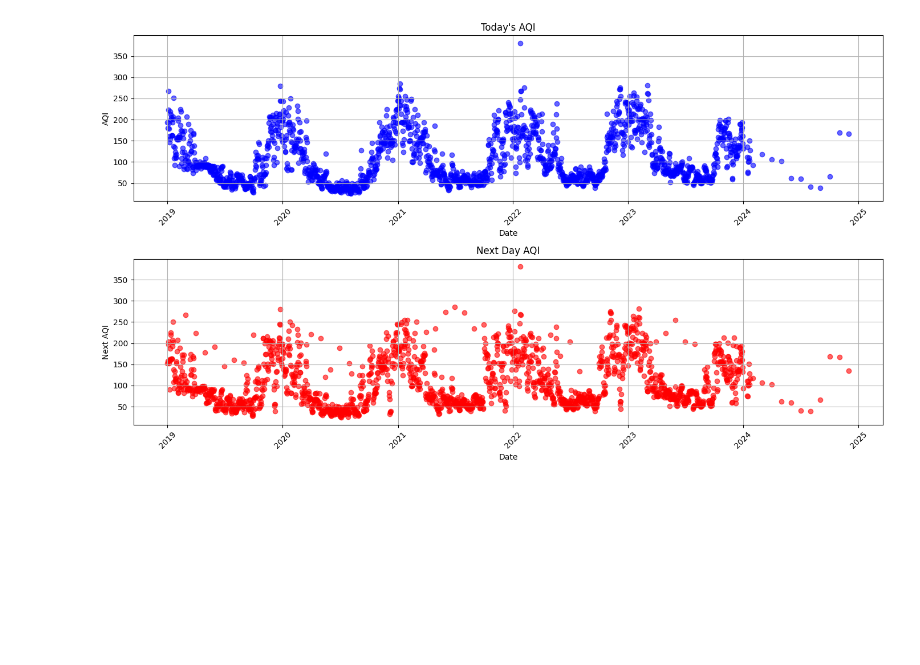
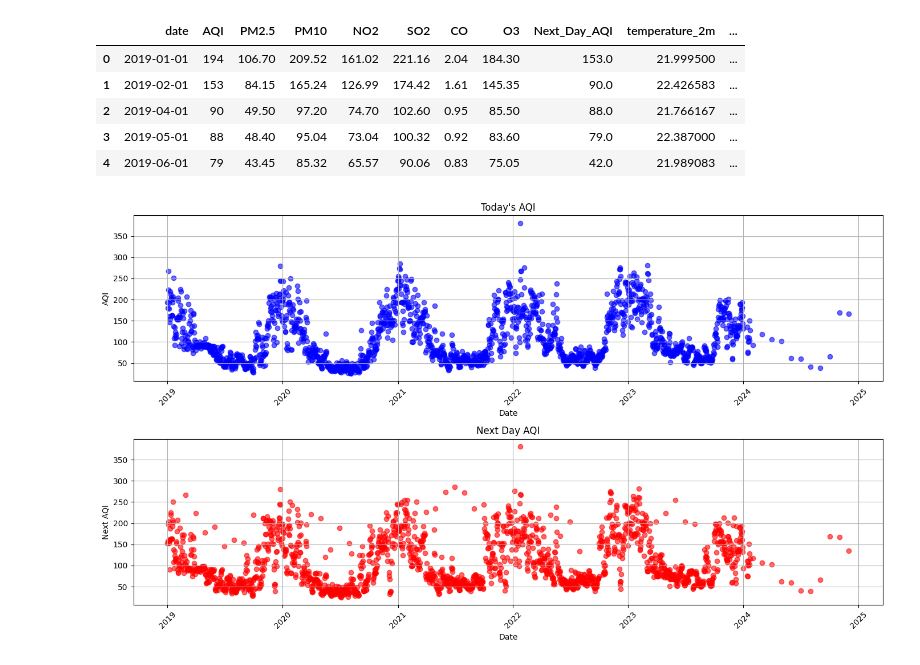
Before and after one commit to Manav7204/AQI_backend, a Jupyter notebook: notebooks/Random_forest.ipynb, the cells around one changed output. Drawn from its saved outputs; the diff is of its cells as text; code cells hidden in the pictures; blank space fills up the shorter version.

```diff
--- a/notebooks/Random_forest.ipynb
+++ b/notebooks/Random_forest.ipynb
@@ -7,10 +7,16 @@ import seaborn as sns
 # %%
 df=pd.read_csv(r'C:\Users\manav\Desktop\AQI Prediction\dataset\Final_aqi_weather.csv')
 from sklearn.model_selection import train_test_split
 X=df[['AQI','PM2.5','PM10','NO2','SO2','CO','O3','temperature_2m','relative_humidity_2m','wind_speed_10m']]
 y=df[['Next_Day_AQI']]
 X_train,X_test,y_train,y_test=train_test_split(X,y,test_size=0.25,random_state=42)
-df.head()
+# %% [output]
+|  | date | AQI | PM2.5 | PM10 | NO2 | SO2 | CO | O3 | Next_Day_AQI | temperature_2m | ... |
+| 0 | 2019-01-01 | 194 | 106.70 | 209.52 | 161.02 | 221.16 | 2.04 | 184.30 | 153.0 | 21.999500 | ... |
+| 1 | 2019-02-01 | 153 | 84.15 | 165.24 | 126.99 | 174.42 | 1.61 | 145.35 | 90.0 | 22.426583 | ... |
+| 2 | 2019-04-01 | 90 | 49.50 | 97.20 | 74.70 | 102.60 | 0.95 | 85.50 | 88.0 | 21.766167 | ... |
+| 3 | 2019-05-01 | 88 | 48.40 | 95.04 | 73.04 | 100.32 | 0.92 | 83.60 | 79.0 | 22.387000 | ... |
+| 4 | 2019-06-01 | 79 | 43.45 | 85.32 | 65.57 | 90.06 | 0.83 | 75.05 | 42.0 | 21.989083 | ... |
 # %%
 import matplotlib.pyplot as plt
 import pandas as pd
```
